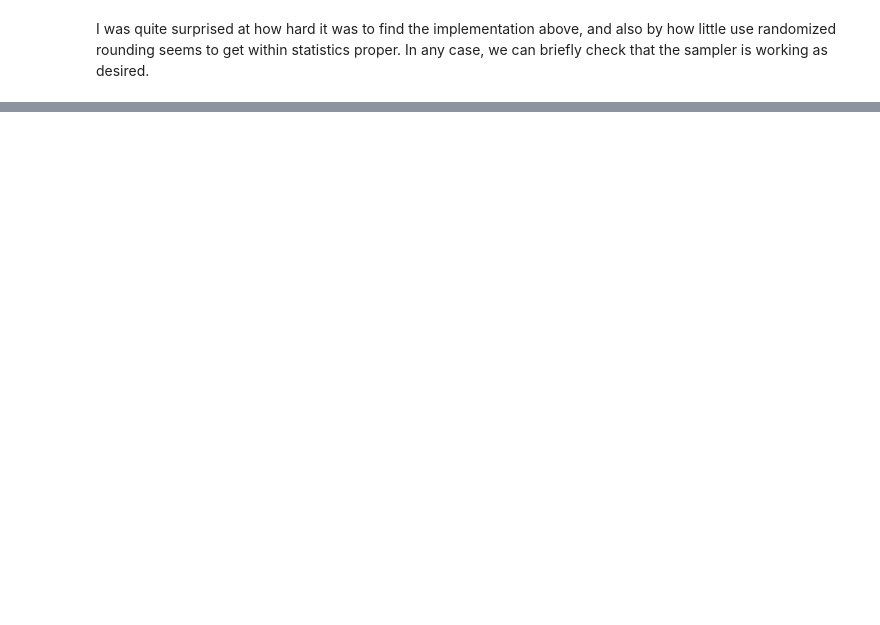
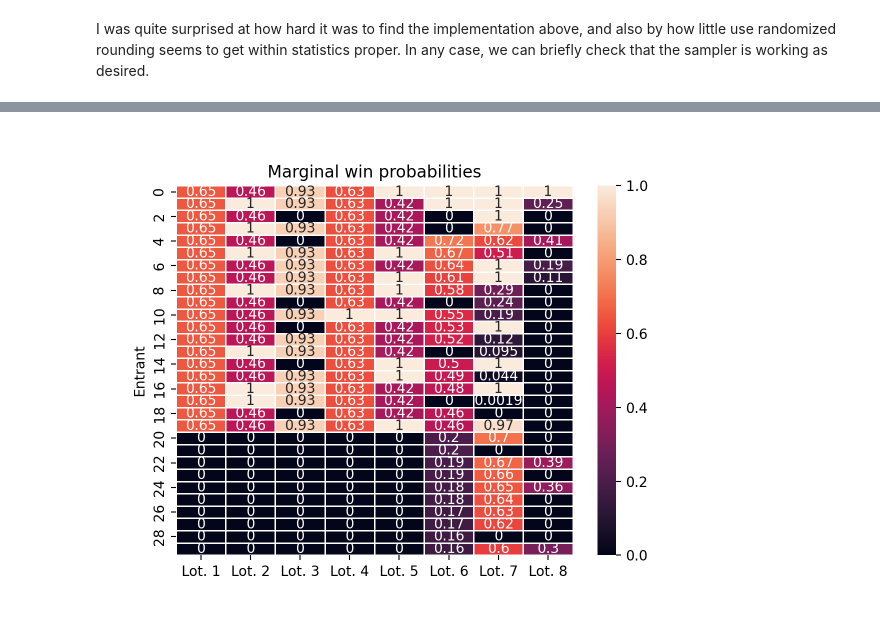
Before and after one commit to alexpghayes/quarto-blog, a Jupyter notebook: post/2024-04-06_repeated-lotteries/index.ipynb, the cells around one changed output, grey strips where cells are left out. Saved outputs shown, nothing was run; the diff lists cells and outputs as text; code cells hidden in the pictures; blank space fills up the shorter version.

```diff
--- a/post/2024-04-06_repeated-lotteries/index.ipynb
+++ b/post/2024-04-06_repeated-lotteries/index.ipynb
@@ -412,0 +381,14 @@ replace "first come, first served" time sales that become a race to click as fas
+# %%
+#| warning: false
+
+scores = jnp.ones((30,))
+scores = jnp.array([1 / (i + 1)**0.5 for i in range(30)])
+demo_pool.run_lottery(scores, lottery_size=11)
+demo_pool.run_lottery(scores, lottery_size=17)
+demo_pool.run_lottery(scores, lottery_size=3)
+
+ax = demo_pool.plot_win_probabilities(annot=True)
+ax.set(ylabel="Entrant", title="Marginal win probabilities")
+ax.set_xticklabels([f"Lot. {i + 1}" for i in range(demo_pool.scores.shape[1])])
+plt.show()
+# %% [output]
@@ -412,0 +396 @@ replace "first come, first served" time sales that become a race to click as fas
+[figure, added]
```
Also changed, not shown: parts of 33 cells of this notebook, 24 other files.
